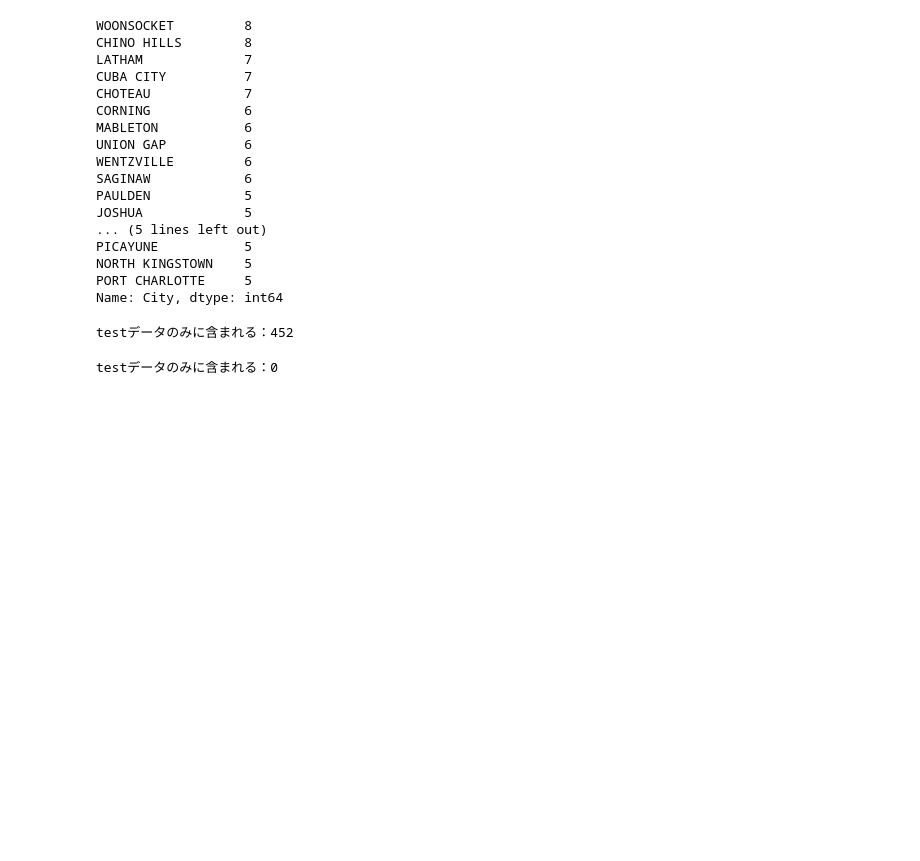
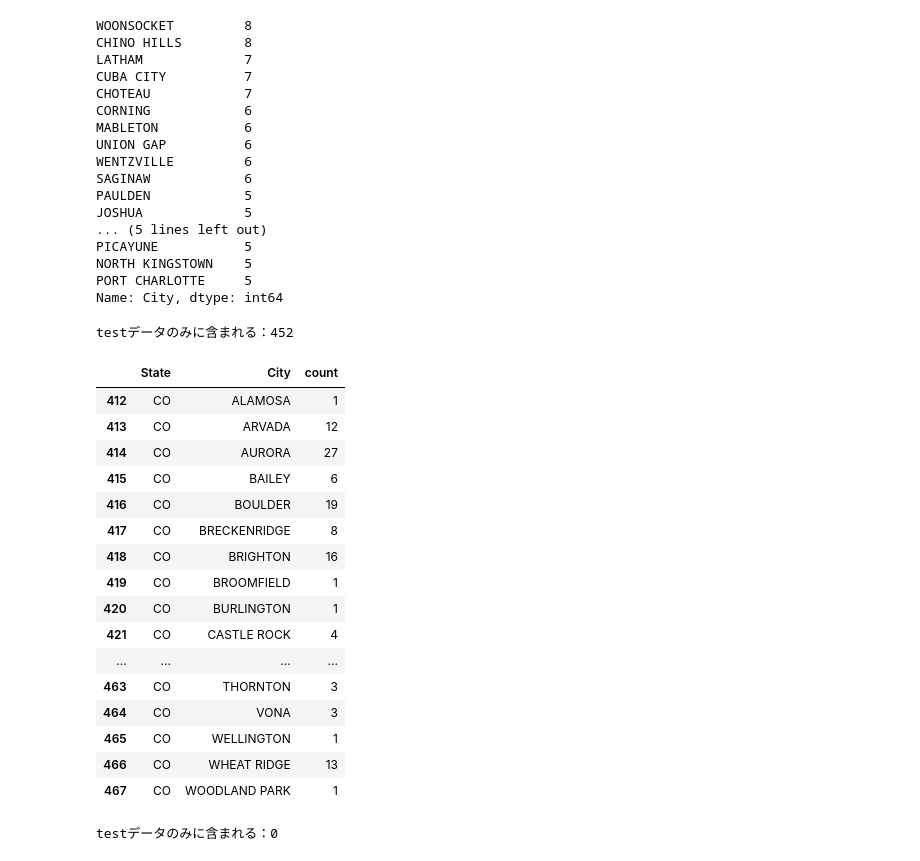
Before and after one commit to IR325/FinancialDataApplication, a Jupyter notebook: notebooks/20240212_EDA.ipynb, the cells around one changed output. Saved outputs shown, nothing was run; the diff lists cells and outputs as text; code cells hidden in the pictures; blank space fills up the shorter version.

```diff
--- a/notebooks/20240212_EDA.ipynb
+++ b/notebooks/20240212_EDA.ipynb
@@ -379,0 +394,20 @@ test_data_new = pd.concat([test_data_1, test_data_2])
+# %%
+df[df["State"] == "CO"]
+# %% [output]
+|  | State | City | count |
+| 412 | CO | ALAMOSA | 1 |
+| 413 | CO | ARVADA | 12 |
+| 414 | CO | AURORA | 27 |
+| 415 | CO | BAILEY | 6 |
+| 416 | CO | BOULDER | 19 |
+| 417 | CO | BRECKENRIDGE | 8 |
+| 418 | CO | BRIGHTON | 16 |
+| 419 | CO | BROOMFIELD | 1 |
+| 420 | CO | BURLINGTON | 1 |
+| 421 | CO | CASTLE ROCK | 4 |
+| ... | ... | ... | ... |
+| 463 | CO | THORNTON | 3 |
+| 464 | CO | VONA | 3 |
+| 465 | CO | WELLINGTON | 1 |
+| 466 | CO | WHEAT RIDGE | 13 |
+| 467 | CO | WOODLAND PARK | 1 |
```
Also changed, not shown: parts of 7 cells of this notebook, 2 other files.
